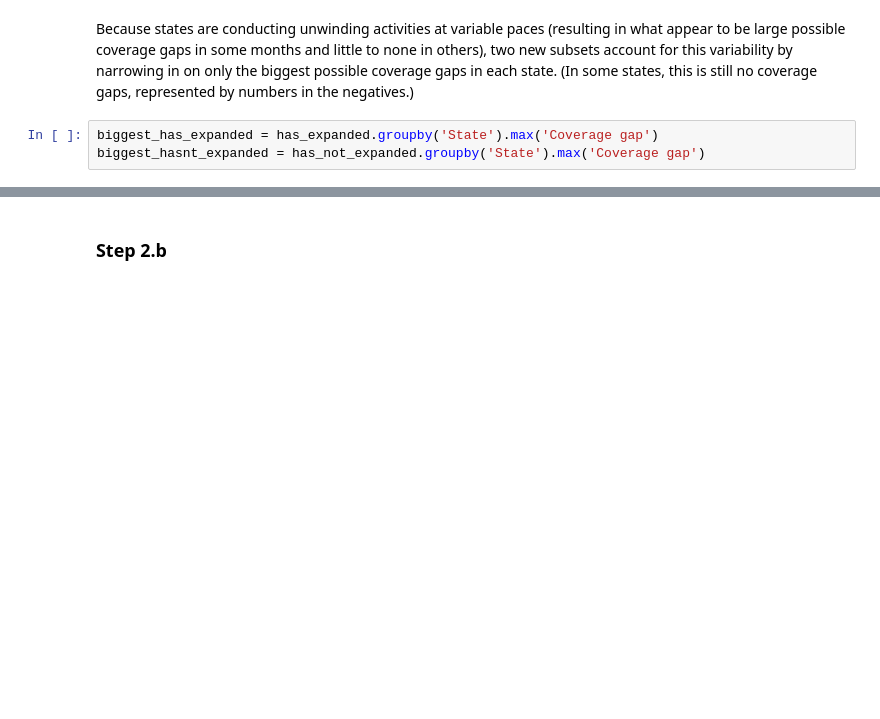
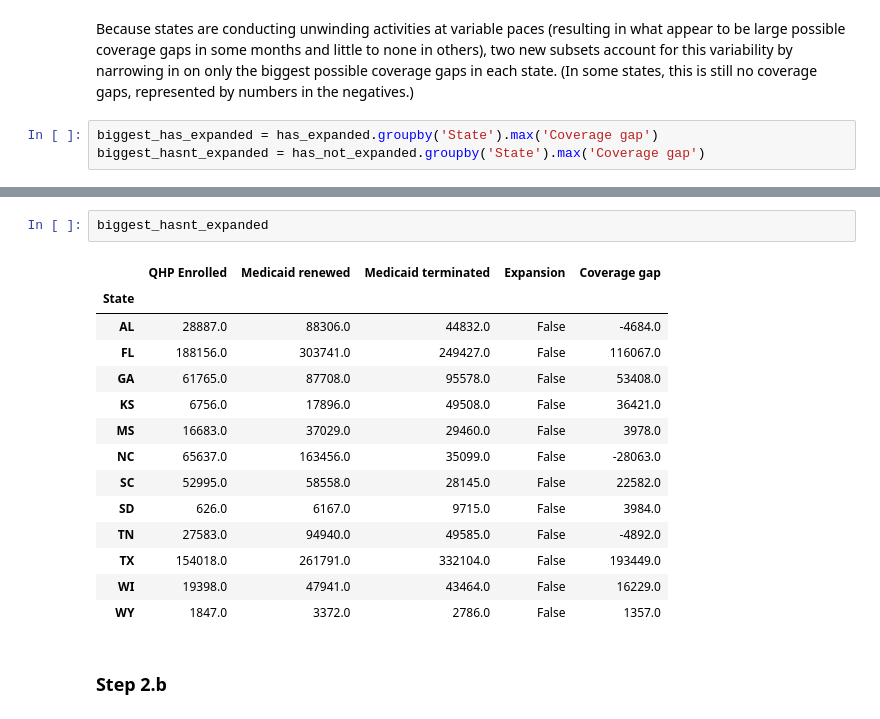
Before and after one commit to Zrrrpy/medicaid-unwinding, a Jupyter notebook: coverage_gap_analysis.ipynb, the cells around one changed output, grey strips where cells are left out. Saved outputs shown, nothing was run; the diff lists cells and outputs as text; blank space fills up the shorter version.

```diff
--- a/coverage_gap_analysis.ipynb
+++ b/coverage_gap_analysis.ipynb
@@ -859,3 +1111,20 @@ biggest_hasnt_expanded = has_not_expanded.groupby('State').max('Coverage gap')
+# %%
+biggest_hasnt_expanded
+# %% [output]
+|  | QHP Enrolled | Medicaid renewed | Medicaid terminated | Expansion | Coverage gap |
+| State |  |  |  |  |  |
+| AL | 28887.0 | 88306.0 | 44832.0 | False | -4684.0 |
+| FL | 188156.0 | 303741.0 | 249427.0 | False | 116067.0 |
+| GA | 61765.0 | 87708.0 | 95578.0 | False | 53408.0 |
+| KS | 6756.0 | 17896.0 | 49508.0 | False | 36421.0 |
+| MS | 16683.0 | 37029.0 | 29460.0 | False | 3978.0 |
+| NC | 65637.0 | 163456.0 | 35099.0 | False | -28063.0 |
+| SC | 52995.0 | 58558.0 | 28145.0 | False | 22582.0 |
+| SD | 626.0 | 6167.0 | 9715.0 | False | 3984.0 |
+| TN | 27583.0 | 94940.0 | 49585.0 | False | -4892.0 |
+| TX | 154018.0 | 261791.0 | 332104.0 | False | 193449.0 |
+| WI | 19398.0 | 47941.0 | 43464.0 | False | 16229.0 |
+| WY | 1847.0 | 3372.0 | 2786.0 | False | 1357.0 |
 # %% [markdown]
 ### Step 2.b
 # %% [markdown]
```
Also changed, not shown: parts of 51 cells of this notebook.
